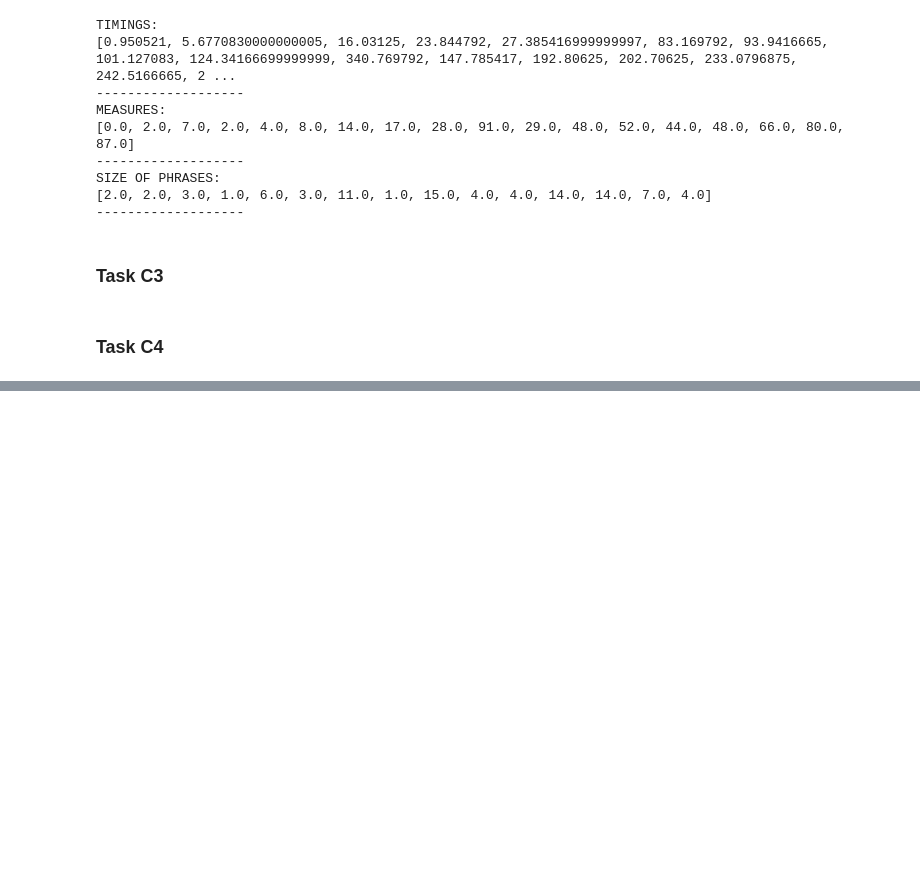
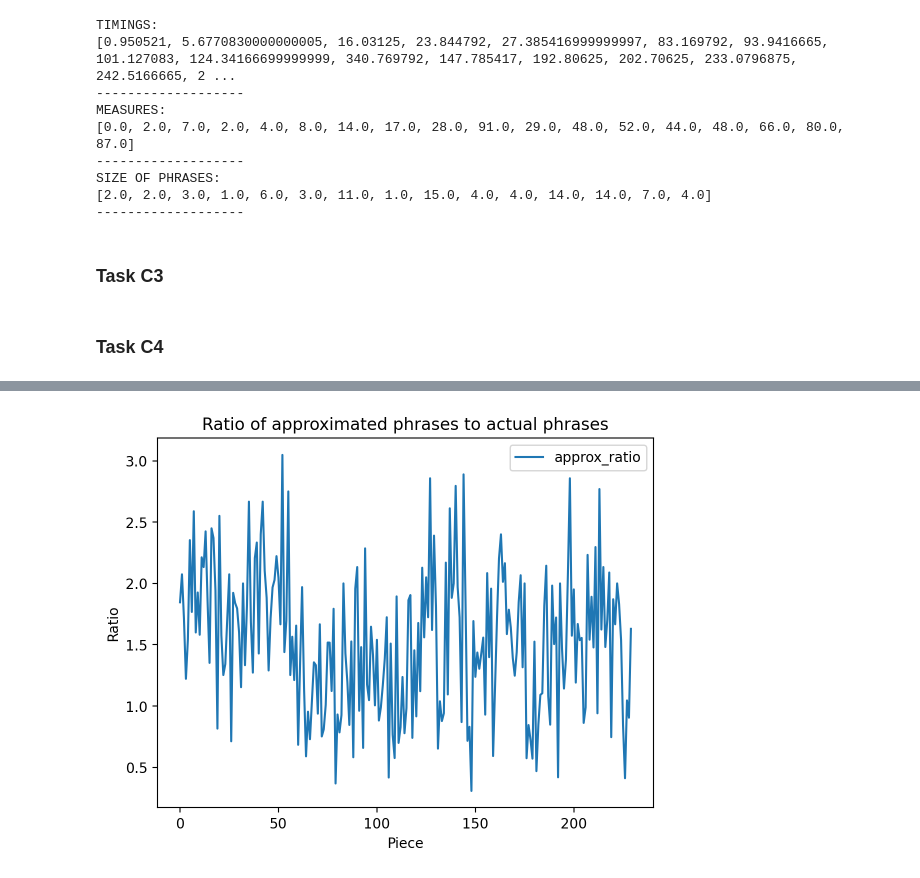
Before and after one commit to JorisMonnet/DM_Assignment3, a Jupyter notebook: task_c.ipynb, the cells around one changed output, grey strips where cells are left out. Saved outputs shown, nothing was run; the diff lists cells and outputs as text; code cells hidden in the pictures; blank space fills up the shorter version.

```diff
--- a/task_c.ipynb
+++ b/task_c.ipynb
@@ -160,0 +191,15 @@ SIZE OF PHRASES:
+# %%
+# Plot the results as a ratio
+
+x = [x for x in range(len(c1_results))]
+filtered = {x: c1_results[x] for x in c1_results if c1_results[x] != 'Error'}
+x = [x for x in range(len(filtered))]
+y = [filtered[x]['nb_phrases'] / filtered[x]['approx_ratio'] for x in filtered]
+plt.plot(x, y, label='approx_ratio')
+plt.xlabel('Piece')
+plt.ylabel('Ratio')
+plt.title('Ratio of approximated phrases to actual phrases')
+plt.legend()
+plt.show()
+# %% [output]
+[figure, added]
```
Also changed, not shown: parts of 7 cells of this notebook, 3 other files.
